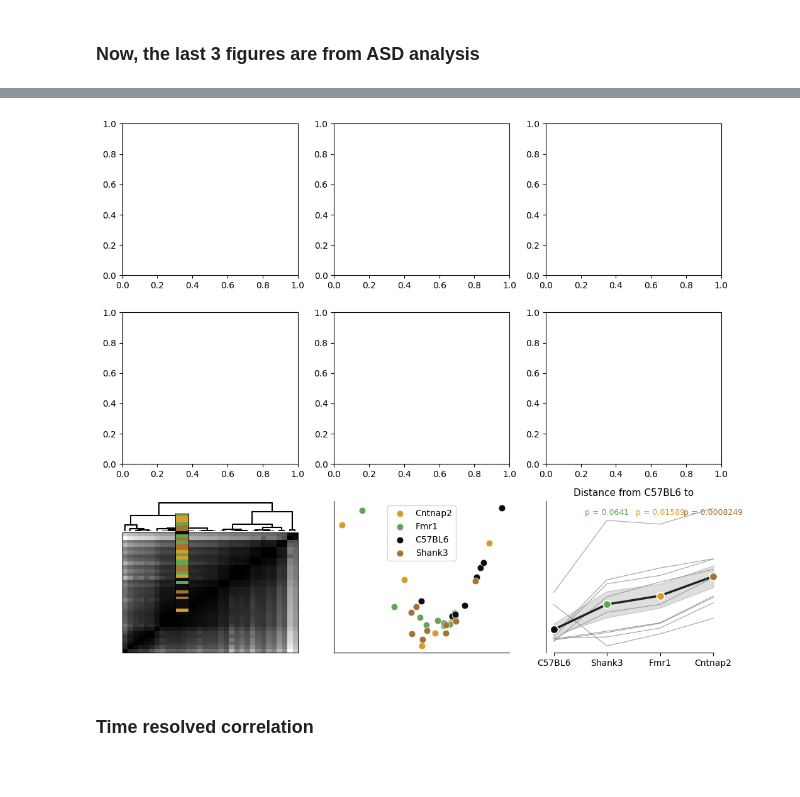
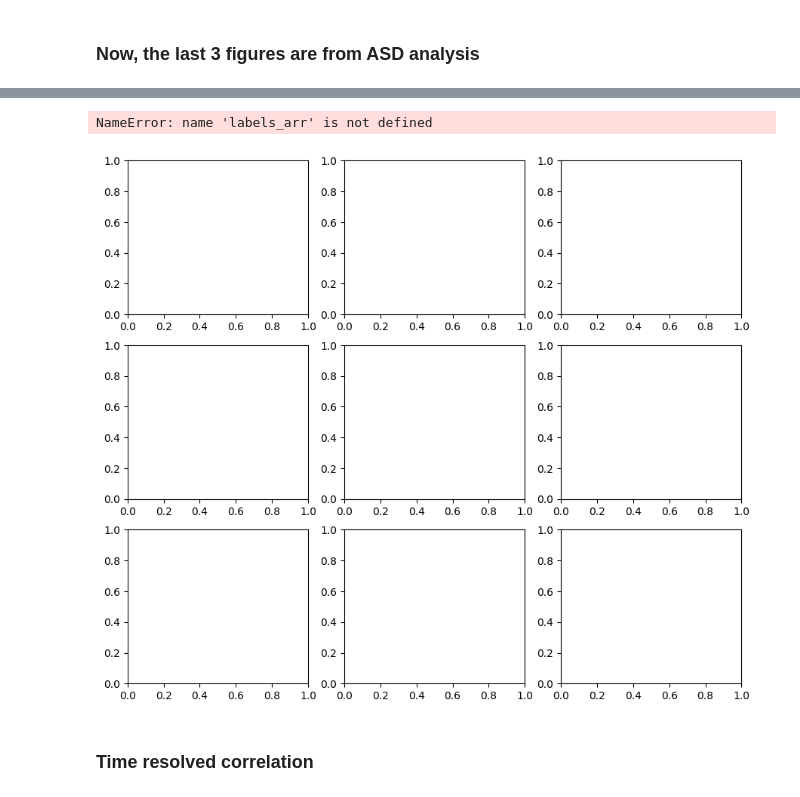
Before and after one commit to brunaafl/ShapeMetrics, a Jupyter notebook: combined_figure.ipynb, the cells around one changed output, grey strips where cells are left out. Saved outputs shown, nothing was run; the diff lists cells and outputs as text; code cells hidden in the pictures.

```diff
--- a/combined_figure.ipynb
+++ b/combined_figure.ipynb
@@ -319,7 +396,7 @@ region_info = pd.DataFrame({
 })
 # %%
 # FIGURE 5
-fig, axes = plt.subplots(nrows=3, ncols=3, figsize=(7*1.5,6*1.5))
+fig, axes = plt.subplots(nrows=3, ncols=3, figsize=(7*1.5,7*1.5), constrained_layout=True)
 
 axes = axes.flatten()
 
@@ -344,6 +421,7 @@ for i, region in enumerate(regions):
     if len(vals) == 0:
         continue
     lower = np.nanpercentile(vals, 2.5)
+
     if lower > 0:
         # compute a y position just above the data for this region
         ylim = axes[5].get_ylim()
@@ -426,6 +504,7 @@ map_labels = {'C':'Cntnap2', 'F':'Fmr1', 'N':'C57BL6', 'S':'Shank3'}
 # For each genotype, for each region, get kernel and average across all neurons
 genotype_kernels_neurons = defaultdict(list)
 all_animals = []
+n_neurons = []
 for g in genotypes:
     animals_g = list_animals(g)
     regions = list_regions(g)
@@ -440,3 +519,4 @@ for g in genotypes:
         # If after filtering there are no more kernels left, skip this animal
         if len(animal_kernel_filter) > 0:
             genotype_kernels_neurons[g].append(animal_kernel_filter) # (subjects, n_units, contrasts, timepoints)
+            n_neurons.append(animal_kernel_filter.shape[0])
@@ -451,7 +541,7 @@ for g in genotypes:
     print(g)
     arrs = genotype_kernels_neurons[g]
     # Keeping the most relevant conditions to reduce dimensionality (from 9*106 to 3*106)
-    arrs = [a[:,3:6,:] for a in arrs]
+    #arrs = [a[:,3:6,:] for a in arrs]
     if len(arrs) == 0:
         continue
 
@@ -489,6 +579,7 @@ S
 def within_distance(dist_matrix, labels, genotype):
     mask_g = labels == genotype
     within = dist_matrix[np.ix_(mask_g, mask_g)]
+    np.fill_diagonal(within, np.nan)
     return within
 
 def across_distance(dist_matrix, labels, g1, g2):
@@ -497,7 +588,7 @@ def across_distance(dist_matrix, labels, g1, g2):
     return dist_matrix[np.ix_(mask_g1, mask_g2)]
 
 # Get mean distances for each control (first dimension) subject
-control = within_distance(dist_neural, labels_arr, 'N').mean(axis=1)
+control = np.nanmean(within_distance(dist_neural, labels_arr, 'N'), axis=1)
 control_vs_F = across_distance(dist_neural, labels_arr, 'N', 'F').mean(axis=1)
 control_vs_C = across_distance(dist_neural, labels_arr, 'N', 'C').mean(axis=1)
 control_vs_S = across_distance(dist_neural, labels_arr, 'N', 'S').mean(axis=1)
@@ -614,7 +746,7 @@ def plot_mds_pca(dist_matrix, labels, n_components=50, ax=None):
 # %%
 ## Figure 6-8
 
-fig, axes = plt.subplots(nrows=3, ncols=3, figsize=(7*1.5,6*1.5))
+fig, axes = plt.subplots(nrows=3, ncols=3, figsize=(7*1.5,7*1.5), constrained_layout=True)
 axes = axes.flatten()
 
 # FIG 6 - HIERARCHICAL CLUSTERING AND ORDERING (drawn inside axes[6])
@@ -690,34 +822,39 @@ axes[8].plot(range(len(cols)), means.values, color='#222222', linewidth=2.5, zor
 for xi, col in enumerate(cols):
     axes[8].scatter(xi, means[col], color=mean_colors[xi], s=80, zorder=4, edgecolor='white', linewidth=1.2)
 
 results = {}
 a = df_control_distances['Within control'].values
 y_max_val = df_control_distances[cols].max().max()
 
 for xi, col in enumerate(['Control vs S', 'Control vs F', 'Control vs C'], start=1):
     b = df_control_distances[col].values
     mask = (~np.isnan(a)) & (~np.isnan(b))
     if mask.sum() >= 2:
         t_stat, p_val = ttest_rel(a[mask], b[mask])
+        print(t_stat, p_val)
+        #obs, p_val = genotype_perm_test(dist_neural, labels_arr, 'N', col.split()[-1])
+        #print(p_val)
+
         results[col] = {'n': int(mask.sum()), 't': float(t_stat), 'p': float(p_val)}
 
         axes[8].text(xi, y_max_val - (0.05 * y_max_val), f'p = {p_val:.4g}', ha='center', va='bottom', fontsize=9, color=mean_colors[xi])
 
 axes[8].set_xticks(range(len(cols)))
 axes[8].set_xticklabels(x_labels, fontsize=10)
 axes[8].set_yticks([])
 
 axes[8].set_title('Distance from C57BL6 to', fontsize=11)
 
 sns.despine(ax=axes[8], trim=True)
 axes[8].grid(axis='y', color="#ECE9E9", linewidth=0.8, linestyle='--')
 axes[8].grid(axis='x', visible=False)
 axes[8].legend(frameon=False, loc='upper left', fontsize=10)
 
 plt.tight_layout()
 plt.show()
 # %% [output]
+NameError: name 'labels_arr' is not defined
-[figure, old version]
+[figure, new version]
 # %% [markdown]
 ### Time resolved correlation
 # %%
```
Also changed, not shown: parts of 14 cells of this notebook.
